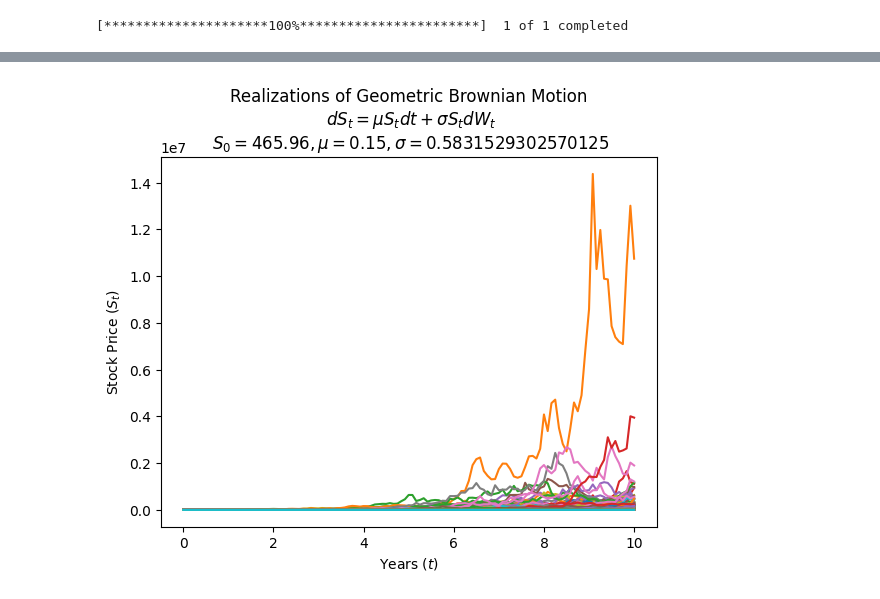
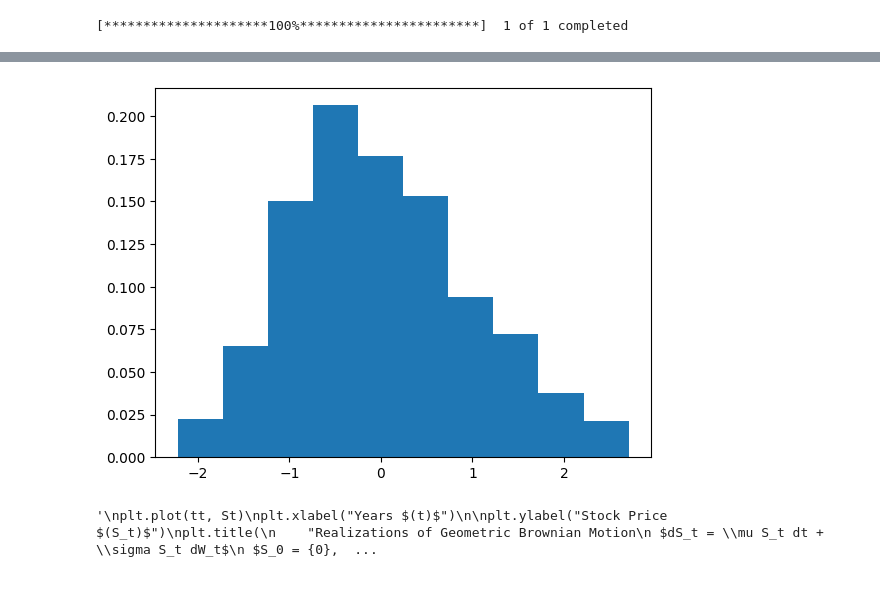
Before and after one commit to radek2003/symkom, a Jupyter notebook: dcf.ipynb, the cells around one changed output, grey strips where cells are left out. Cells and saved outputs as stored; diff of their text form; code cells hidden in the pictures.

```diff
--- a/dcf.ipynb
+++ b/dcf.ipynb
@@ -57,6 +83,11 @@ x = x - meanx
+# %%
+plt.hist(x=x, weights=prob)
+plt.show()
+# %% [output]
+[figure, added]
 # %%
 # drift coefficent
-mu = 0.15
+mu = 0.05
 # time in years
 T = 10
 # number of steps
@@ -66,7 +97,7 @@ M = 10000
 # initial stock price
 S0 = price
 # volatility
-sigma = np.std(x)
+sigma = 0.15
 # calc each time step
 dt = T/n
 
@@ -87,6 +118,7 @@ time = np.linspace(0,T,n+1)
 # Require numpy array that is the same shape as St
 tt = np.full(shape=(M,n+1), fill_value=time).T
 
+"""
 plt.plot(tt, St)
 plt.xlabel("Years $(t)$")
 
@@ -95,6 +127,7 @@ plt.title(
     "Realizations of Geometric Brownian Motion\n $dS_t = \mu S_t dt + \sigma S_t dW_t$\n $S_0 = {0}, \mu = {1}, \sigma = {2}$".format(S0, mu, sigma)
 )
 plt.show()
+"""
 # %% [output]
-[figure, removed]
+'\nplt.plot(tt, St)\nplt.xlabel("Years $(t)$")\n\nplt.ylabel("Stock Price $(S_t)$")\nplt.title(\n    "Realizations of Geometric Brownian Motion\n $dS_t = \\mu S_t dt + \\sigma S_t dW_t$\n $S_0 = {0},  ...
 # %%
```
Also changed, not shown: parts of 6 cells of this notebook, 11 other files.
